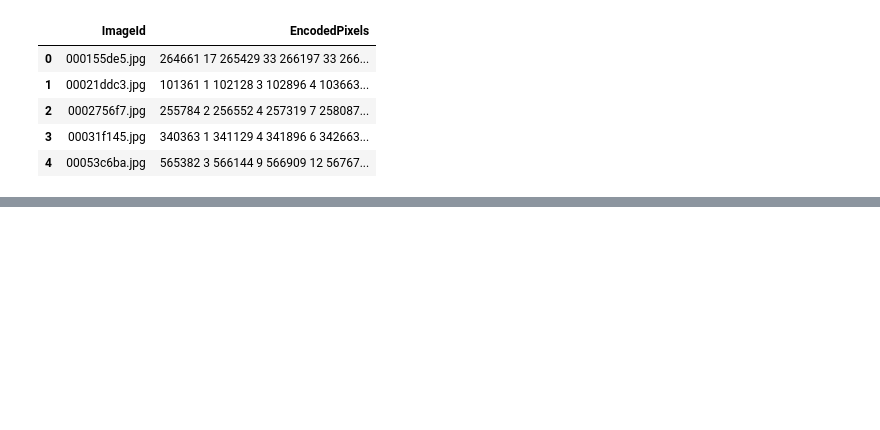
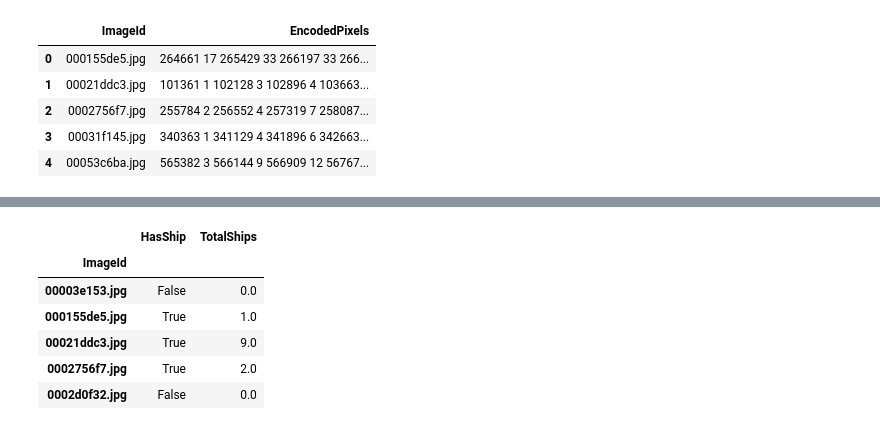
Before and after one commit to alexcampos09/Airbus-Ship-Kaggle-Competition, a Jupyter notebook: Modeling.ipynb, the cells around one changed output, grey strips where cells are left out. Saved outputs shown, nothing was run; the diff lists cells and outputs as text; code cells hidden in the pictures; blank space fills up the shorter version.

```diff
--- a/Modeling.ipynb
+++ b/Modeling.ipynb
@@ -164,0 +210,10 @@ for axes in axes_list:
+# %%
+df.head()
+# %% [output]
+|  | HasShip | TotalShips |
+| ImageId |  |  |
+| 00003e153.jpg | False | 0.0 |
+| 000155de5.jpg | True | 1.0 |
+| 00021ddc3.jpg | True | 9.0 |
+| 0002756f7.jpg | True | 2.0 |
+| 0002d0f32.jpg | False | 0.0 |
```
Also changed, not shown: parts of 23 cells of this notebook, 1 other file.
